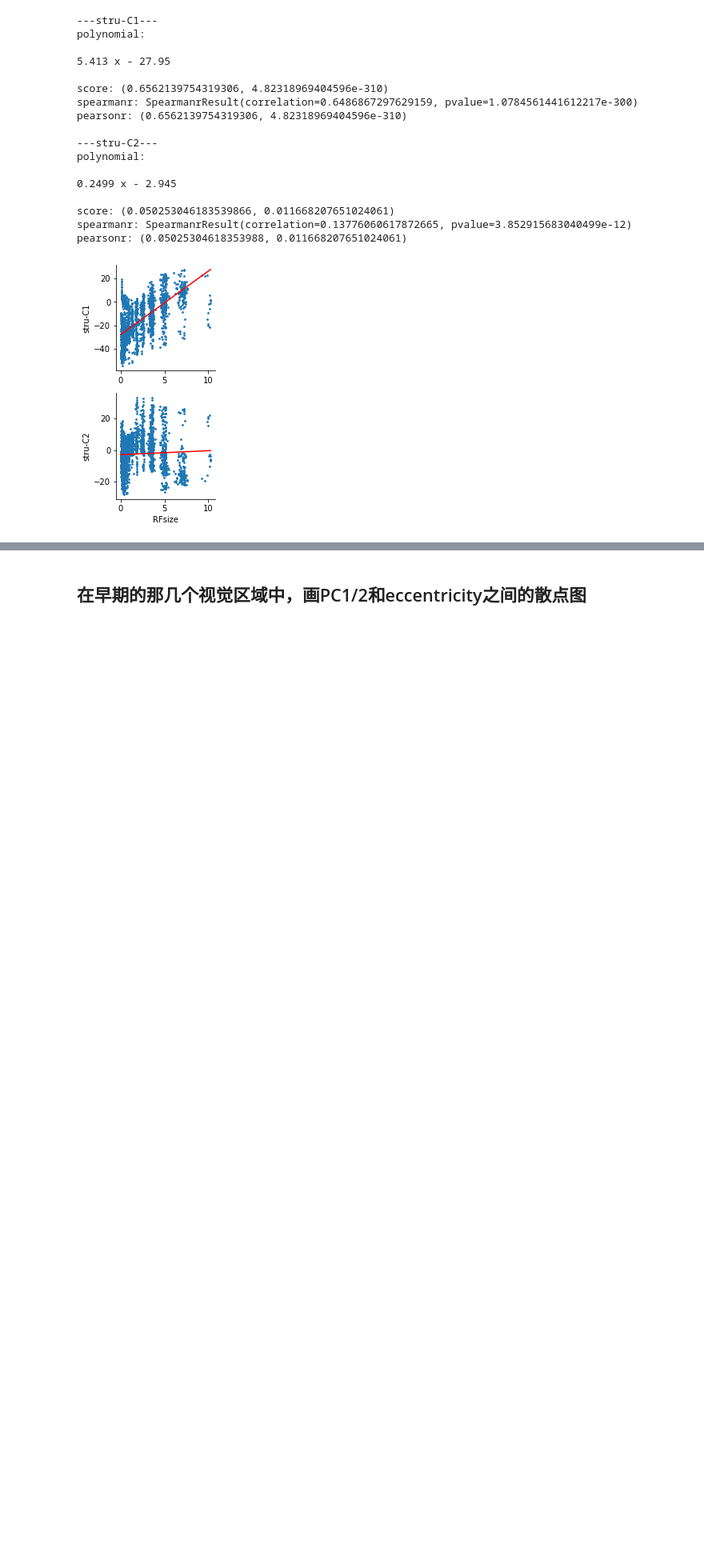
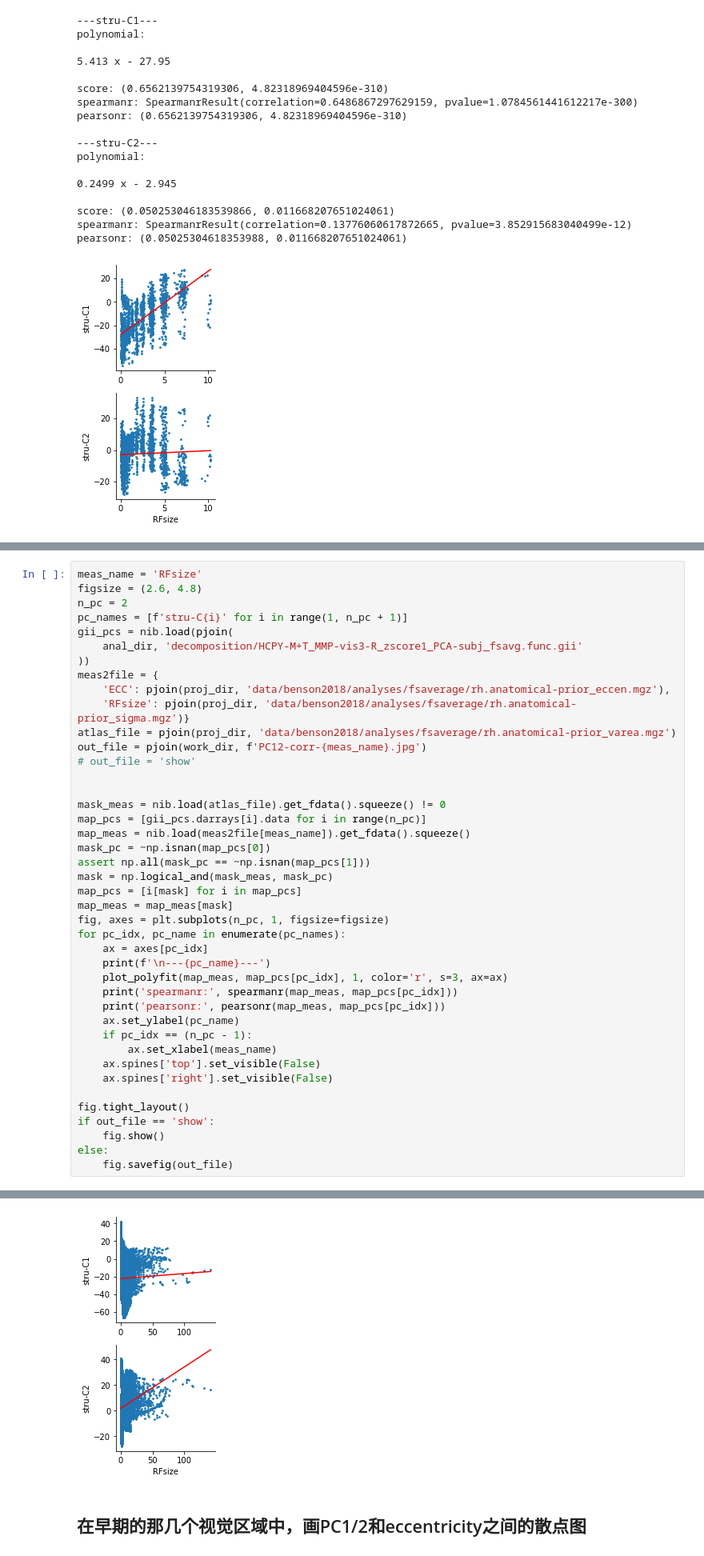
Before and after one commit to BNUCNL/nibrain, a Jupyter notebook: cxy_visual_dev/scripts/plot_scatter.ipynb, the cells around one changed output, grey strips where cells are left out. Shown at 80% size. Saved outputs shown, nothing was run; the diff lists cells and outputs as text; blank space fills up the shorter version.

```diff
--- a/cxy_visual_dev/scripts/plot_scatter.ipynb
+++ b/cxy_visual_dev/scripts/plot_scatter.ipynb
@@ -808,0 +889,43 @@ pearsonr: (0.05025304618353988, 0.011668207651024061)
+# %%
+meas_name = 'RFsize'
+figsize = (2.6, 4.8)
+n_pc = 2
+pc_names = [f'stru-C{i}' for i in range(1, n_pc + 1)]
+gii_pcs = nib.load(pjoin(
+    anal_dir, 'decomposition/HCPY-M+T_MMP-vis3-R_zscore1_PCA-subj_fsavg.func.gii'
+))
+meas2file = {
+    'ECC': pjoin(proj_dir, 'data/benson2018/analyses/fsaverage/rh.anatomical-prior_eccen.mgz'),
+    'RFsize': pjoin(proj_dir, 'data/benson2018/analyses/fsaverage/rh.anatomical-prior_sigma.mgz')}
+atlas_file = pjoin(proj_dir, 'data/benson2018/analyses/fsaverage/rh.anatomical-prior_varea.mgz')
+out_file = pjoin(work_dir, f'PC12-corr-{meas_name}.jpg')
+# out_file = 'show'
+
+
+mask_meas = nib.load(atlas_file).get_fdata().squeeze() != 0
+map_pcs = [gii_pcs.darrays[i].data for i in range(n_pc)]
+map_meas = nib.load(meas2file[meas_name]).get_fdata().squeeze()
+mask_pc = ~np.isnan(map_pcs[0])
+assert np.all(mask_pc == ~np.isnan(map_pcs[1]))
+mask = np.logical_and(mask_meas, mask_pc)
+map_pcs = [i[mask] for i in map_pcs]
+map_meas = map_meas[mask]
+fig, axes = plt.subplots(n_pc, 1, figsize=figsize)
+for pc_idx, pc_name in enumerate(pc_names):
+    ax = axes[pc_idx]
+    print(f'\n---{pc_name}---')
+    plot_polyfit(map_meas, map_pcs[pc_idx], 1, color='r', s=3, ax=ax)
+    print('spearmanr:', spearmanr(map_meas, map_pcs[pc_idx]))
+    print('pearsonr:', pearsonr(map_meas, map_pcs[pc_idx]))
+    ax.set_ylabel(pc_name)
+    if pc_idx == (n_pc - 1):
+        ax.set_xlabel(meas_name)
+    ax.spines['top'].set_visible(False)
+    ax.spines['right'].set_visible(False)
+
+fig.tight_layout()
+if out_file == 'show':
+    fig.show()
+else:
+    fig.savefig(out_file)
+# %% [output]
@@ -809,3 +949,4 @@ pearsonr: (0.05025304618353988, 0.011668207651024061)
+[figure, added]
 # %% [markdown]
 ## 在早期的那几个视觉区域中，画PC1/2和eccentricity之间的散点图
 # %%
```
Also changed, not shown: parts of 5 cells of this notebook, 1 other file.
